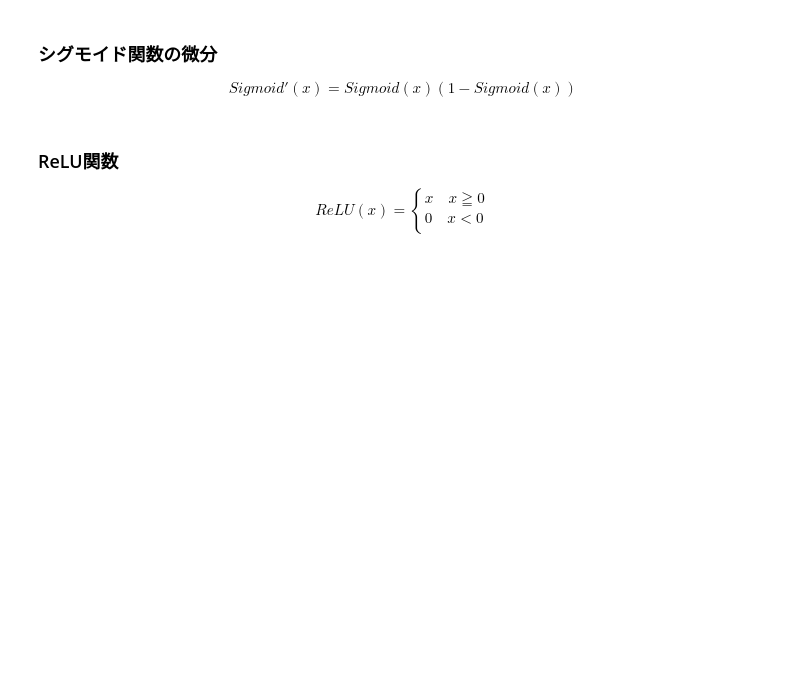
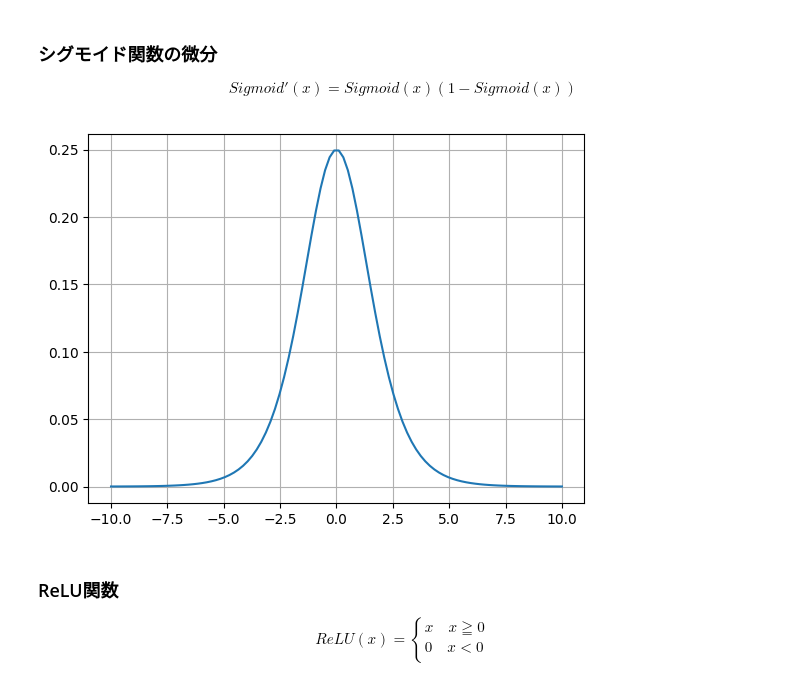
Before and after one commit to yamajunn/AI_Implementation, a Jupyter notebook: neural_networks_video.ipynb, the cells around one changed output. Cells and saved outputs as stored; diff of their text form; code cells hidden in the pictures; blank space fills up the shorter version.

```diff
--- a/neural_networks_video.ipynb
+++ b/neural_networks_video.ipynb
@@ -21,6 +34,14 @@ $$Sigmoid'(x)=Sigmoid(x)(1 - Sigmoid(x))$$
 # %%
 def sigmoid_derivative(x):
     return sigmoid(x) * (1 - sigmoid(x))
+# %%
+y = sigmoid_derivative(x)
+
+plt.plot(x, y)
+plt.grid(True)
+plt.show()
+# %% [output]
+[figure, added]
 # %% [markdown]
 ### ReLU関数
 $$ReLU(x) =
```
Also changed, not shown: parts of 9 cells of this notebook.
